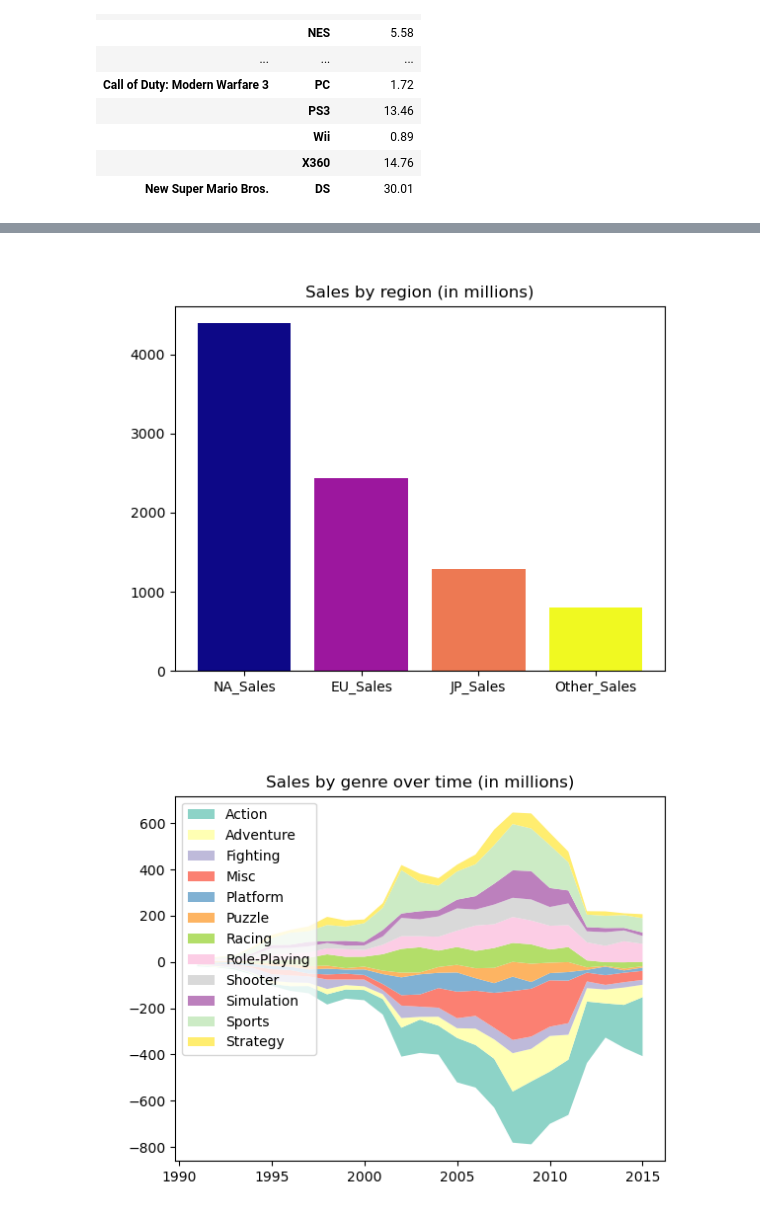
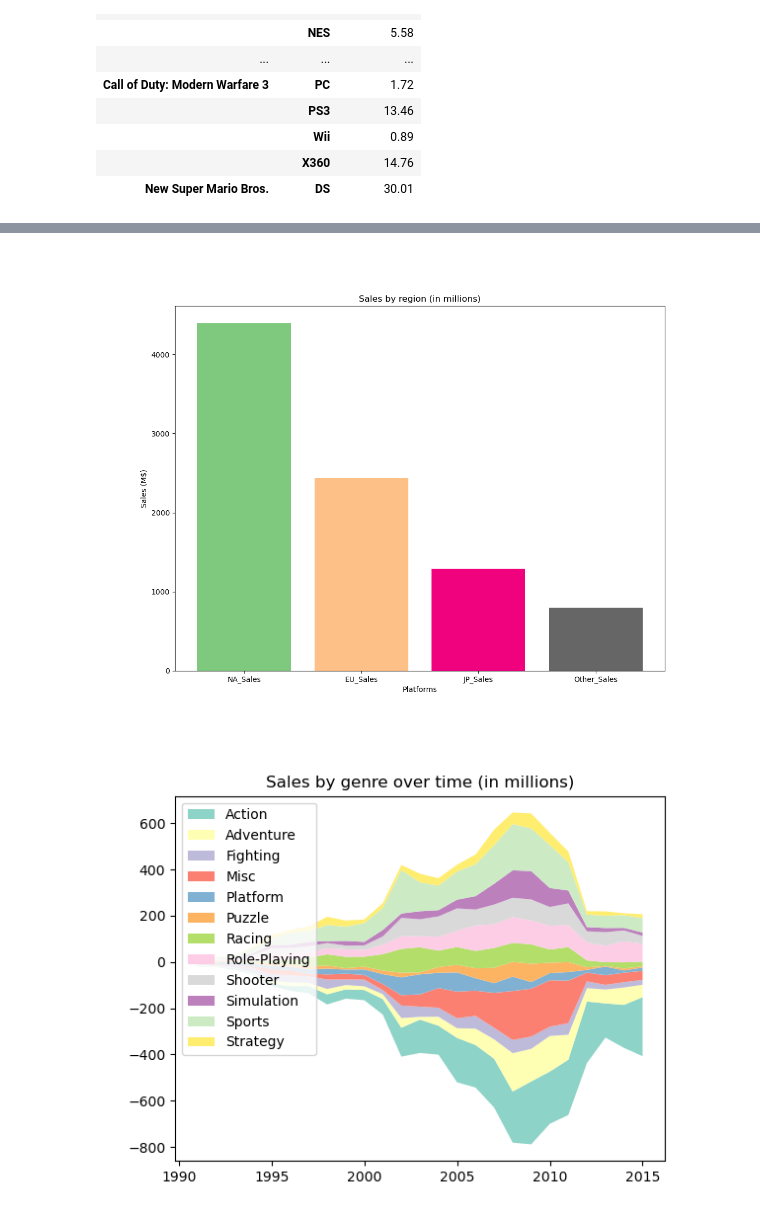
Before and after one commit to kchardon/video-games-project, a Jupyter notebook: data.ipynb, the cells around one changed output, grey strips where cells are left out. Cells and saved outputs as stored; diff of their text form; code cells hidden in the pictures.

Commit message:
Updates on readme + new graphs

```diff
--- a/data.ipynb
+++ b/data.ipynb
@@ -213,0 +283,14 @@ plt.show()
+# %%
+#
+my_cmap = plt.get_cmap("Accent")
+
+fig = plt.figure(figsize=(12,9))
+ax=plt.subplot()
+fig.canvas.layout.height = '950px'
+plt.bar(np.arange(4),salesReg[['NA_Sales','EU_Sales','JP_Sales','Other_Sales']].sum(), color = my_cmap(rescale(np.arange(4))))
+plt.title('Sales by region among the top10 games (in millions)')
+plt.xticks(np.arange(4), ['NA_Sales','EU_Sales','JP_Sales','Other_Sales'])
+ax.set_ylabel('Sales (M$)')
+ax.set_xlabel('Regions')
+
+plt.show()
@@ -214,13 +299,17 @@ plt.show()
 # %%
 #Number of sales by region
-plt.figure()
+fig = plt.figure(figsize=(12,9))
+ax=plt.subplot()
+fig.canvas.layout.height = '950px'
 plt.bar(np.arange(4),sales.iloc[:,6:10].aggregate(sum), color = my_cmap(rescale(np.arange(4))))
 plt.xticks(np.arange(4), sales.columns[6:10])
 plt.title('Sales by region (in millions)')
+ax.set_ylabel('Sales (M$)')
+ax.set_xlabel('Regions')
 
 plt.show()
 # %% [output]
-[figure, old version]
+[figure, new version]
 # %%
 #Number of sales by genre over time
 salesByYearGenre = sales.groupby(['Year','Genre']).count().iloc[:,0].unstack()
```
Also changed, not shown: parts of 11 cells of this notebook, 1 other file.
